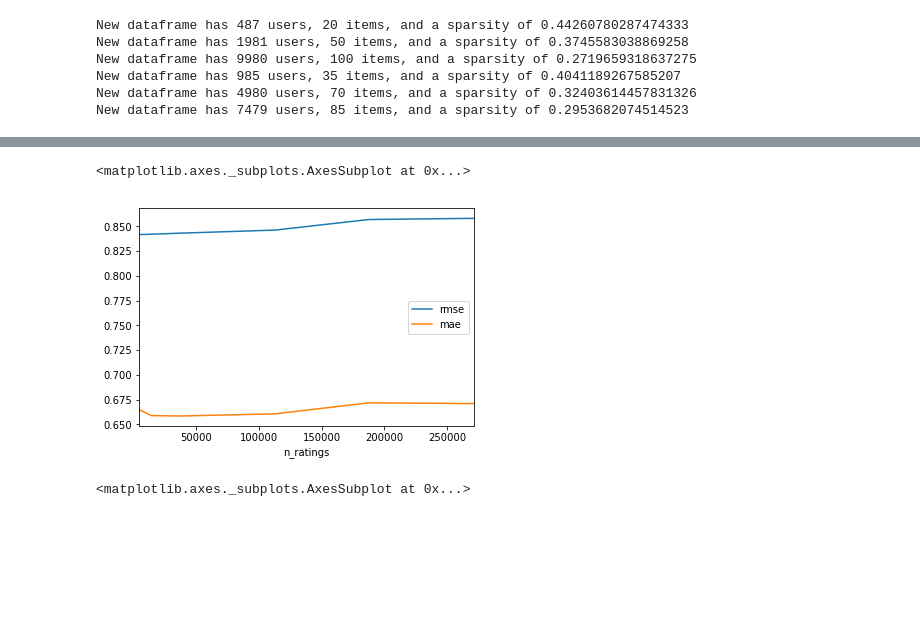
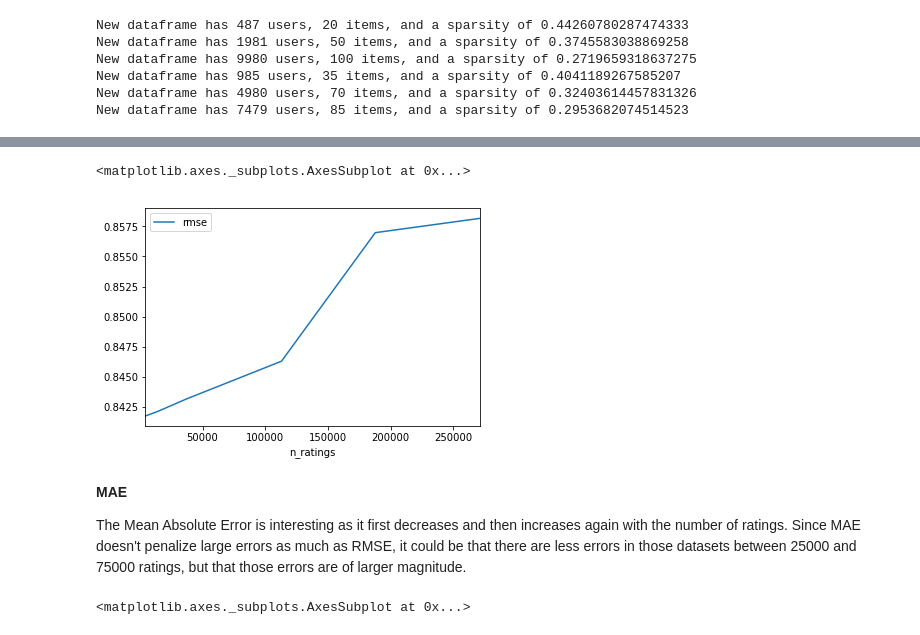
Before and after one commit to sdoctor7/book-recommendations, a Jupyter notebook: part1/basline-algorithm.ipynb, the cells around one changed output, grey strips where cells are left out. Saved outputs shown, nothing was run; the diff lists cells and outputs as text; code cells hidden in the pictures; blank space fills up the shorter version.

```diff
--- a/part1/basline-algorithm.ipynb
+++ b/part1/basline-algorithm.ipynb
@@ -392,8 +451,12 @@ results_df
 # %%
-results_df[['n_ratings','rmse','mae']].plot(x='n_ratings',y=['rmse','mae'])
+results_df[['n_ratings','rmse']].plot(x='n_ratings',y='rmse')
 # %% [output]
 <matplotlib.axes._subplots.AxesSubplot at 0x...>
-[figure, old version]
+[figure, new version]
+# %% [markdown]
+**MAE**
+
+The Mean Absolute Error is interesting as it first decreases and then increases again with the number of ratings. Since MAE doesn't penalize large errors as much as RMSE, it could be that there are less errors in those datasets between 25000 and 75000 ratings, but that those errors are of larger magnitude.
 # %%
 results_df[['n_ratings','mae']].plot(x='n_ratings',y='mae')
 # %% [output]
```
Also changed, not shown: parts of 35 cells of this notebook.
